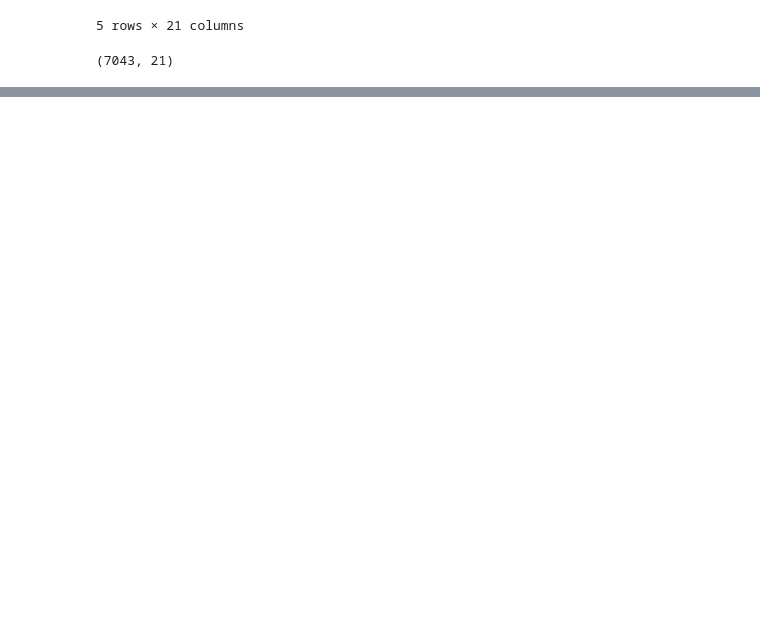
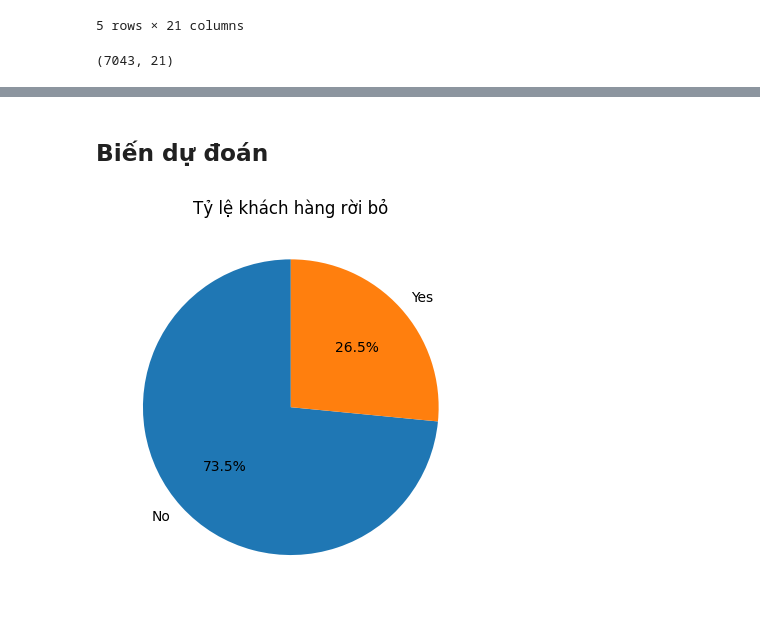
Before and after one commit to vuong01062005/Telco-Customer-Churn-Analysis, a Jupyter notebook: analysis.ipynb, the cells around one changed output, grey strips where cells are left out. Drawn from its saved outputs; the diff is of its cells as text; code cells hidden in the pictures; blank space fills up the shorter version.

```diff
--- a/analysis.ipynb
+++ b/analysis.ipynb
@@ -28,0 +118,3 @@ Dữ liệu gồm có 7043 dòng và 21 cột
+# %%
+# Ép kiểu dữ liệu
+dataset['TotalCharges'] = pd.to_numeric(dataset['TotalCharges'], errors='coerce')
@@ -28,0 +137,3 @@ Dữ liệu gồm có 7043 dòng và 21 cột
+# %%
+# Chuyển các giá trị NaN sang 0
+dataset['TotalCharges'] = dataset['TotalCharges'].fillna(0)
@@ -28,0 +182,2 @@ Dữ liệu gồm có 7043 dòng và 21 cột
+# %%
+df = dataset.copy()
@@ -28,0 +227,13 @@ Dữ liệu gồm có 7043 dòng và 21 cột
+# %% [markdown]
+## Biến dự đoán
+# %%
+df['Churn'].value_counts().plot(
+    kind='pie',
+    autopct='%1.1f%%',
+    startangle=90
+)
+plt.title('Tỷ lệ khách hàng rời bỏ')
+plt.ylabel('')
+plt.show()
+# %% [output]
+[figure, added]
```
Also changed, not shown: parts of 69 cells of this notebook.
